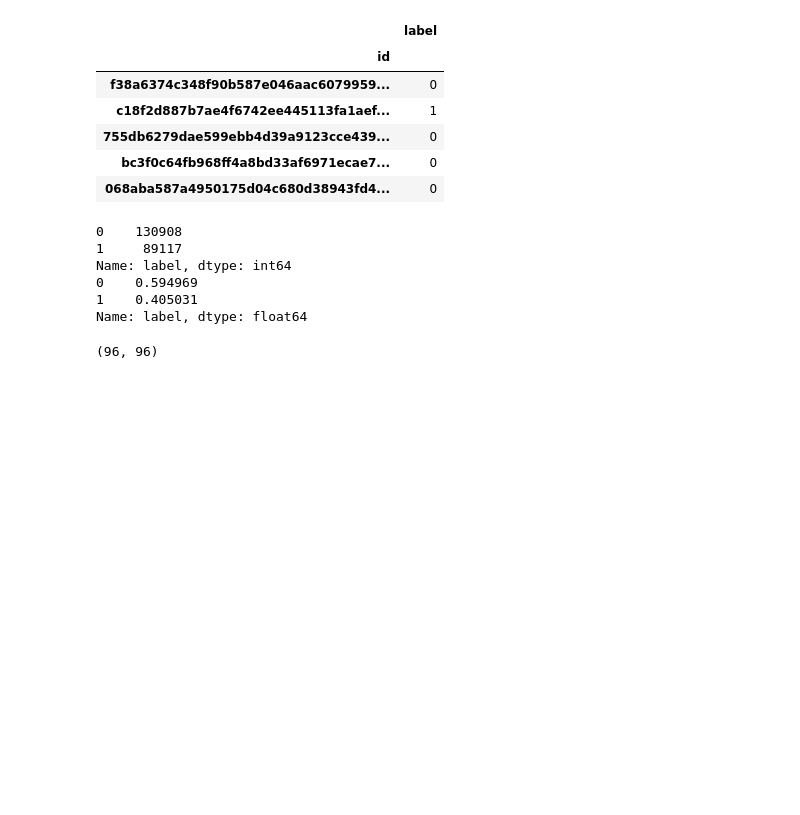
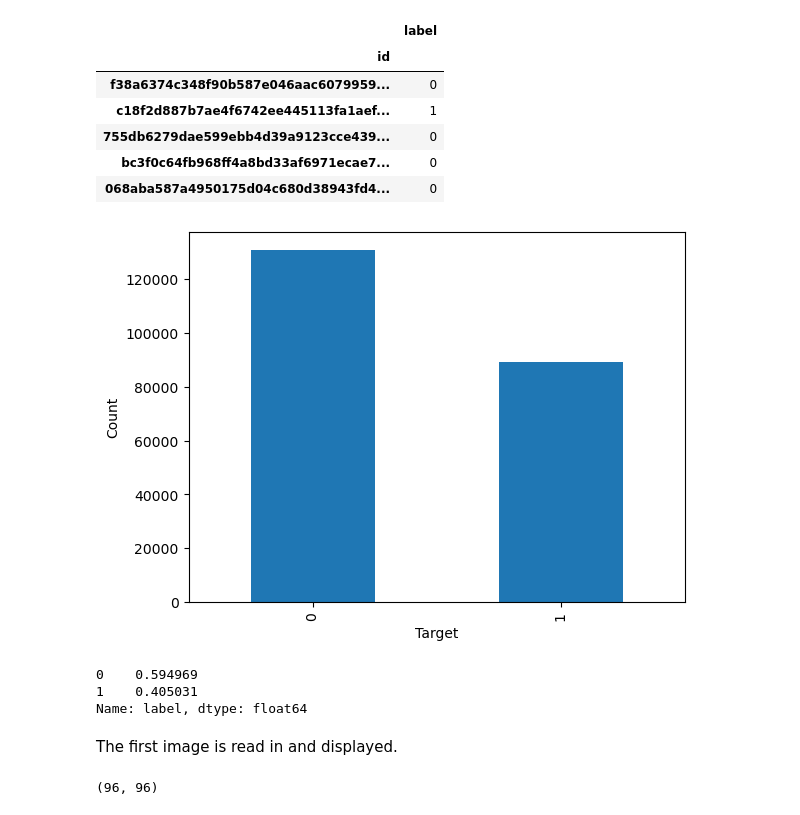
Before and after one commit to smaslo2/CancerDetection, a Jupyter notebook: histopathologic-cancer-detection.ipynb, the cells around one changed output. Saved outputs shown, nothing was run; the diff lists cells and outputs as text; code cells hidden in the pictures; blank space fills up the shorter version.

```diff
--- a/histopathologic-cancer-detection.ipynb
+++ b/histopathologic-cancer-detection.ipynb
@@ -45,15 +32,18 @@ df.head()
 | bc3f0c64fb968ff4a8bd33af6971ecae7... | 0 |
 | 068aba587a4950175d04c680d38943fd4... | 0 |
 # %%
-print(df.label.value_counts())
+df.label.value_counts().plot.bar()
+plt.xlabel('Target')
+plt.ylabel('Count')
+plt.show()
 print(df.label.value_counts(normalize=True))
 # %% [output]
+[figure, added]
-0    130908
-1     89117
-Name: label, dtype: int64
 0    0.594969
 1    0.405031
 Name: label, dtype: float64
+# %% [markdown]
+The first image is read in and displayed.
 # %%
 train_dir = '../input/histopathologic-cancer-detection/train'
 training_files = os.listdir(train_dir)
```
Also changed, not shown: parts of 15 cells of this notebook.
